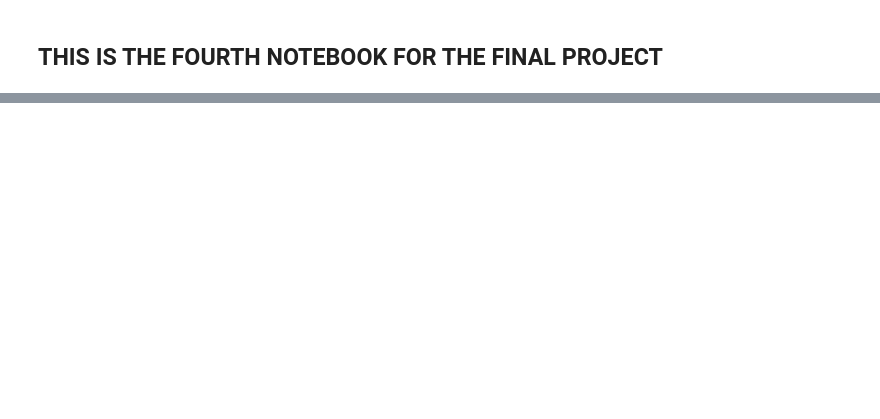
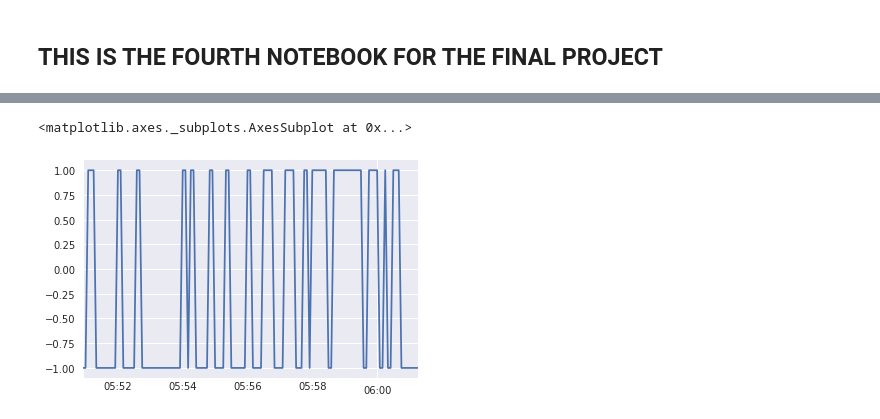
Before and after one commit to Sdoof/final_project, a Jupyter notebook: FOUR_tradingstrategy.ipynb, the cells around one changed output, grey strips where cells are left out. Saved outputs shown, nothing was run; the diff lists cells and outputs as text; code cells hidden in the pictures; blank space fills up the shorter version.

```diff
--- a/FOUR_tradingstrategy.ipynb
+++ b/FOUR_tradingstrategy.ipynb
@@ -226,0 +274,5 @@ rt.dataresam.tail()
+# %%
+rt.dataresam['prediction'].plot()
+# %% [output]
+<matplotlib.axes._subplots.AxesSubplot at 0x...>
+[figure, added]
```
Also changed, not shown: parts of 6 cells of this notebook.
